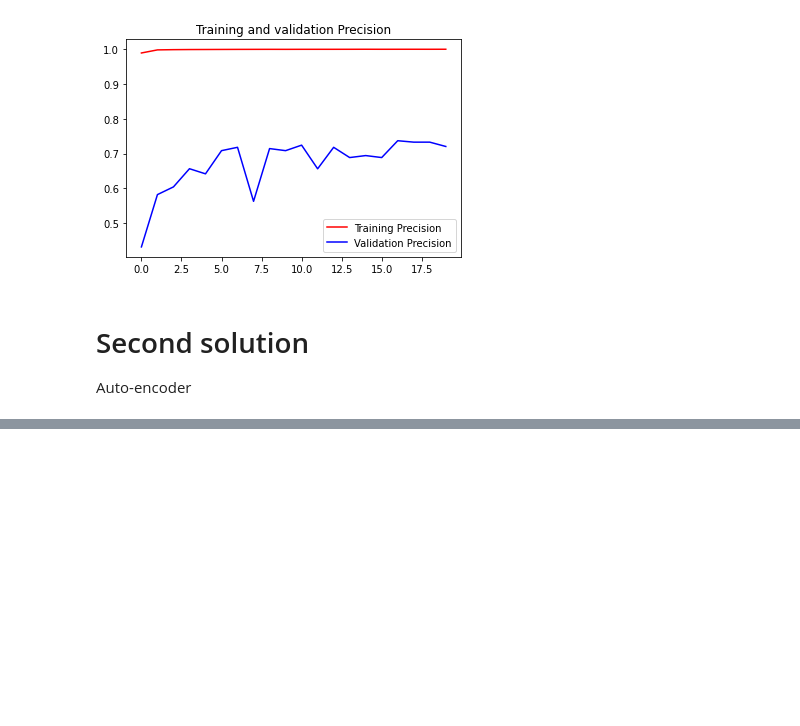
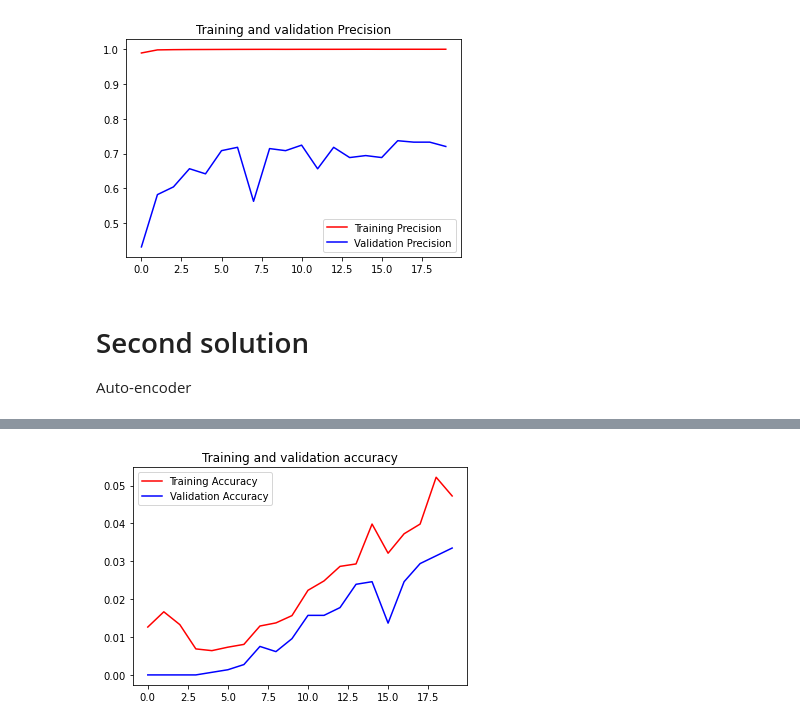
Before and after one commit to tom-fougere/kaggle-creditcardfraud, a Jupyter notebook: Credit card fraud detection.ipynb, the cells around one changed output, grey strips where cells are left out. Drawn from its saved outputs; the diff is of its cells as text; code cells hidden in the pictures; blank space fills up the shorter version.

```diff
--- a/Credit card fraud detection.ipynb
+++ b/Credit card fraud detection.ipynb
@@ -352,0 +389,19 @@ F1: 0.221
+# %%
+# Build model
+model2 = tf.keras.models.Sequential([
+        tf.keras.layers.Dense(units=128, activation='relu', input_shape=[30]),
+        tf.keras.layers.Dropout(0.2),
+        tf.keras.layers.Dense(units=64, activation='relu'),
+        tf.keras.layers.Dropout(0.2),
+        tf.keras.layers.Dense(units=32, activation='relu'),
+        tf.keras.layers.Dropout(0.2),
+        tf.keras.layers.Dense(units=16, activation='relu'),
+        tf.keras.layers.Dropout(0.2),
+        tf.keras.layers.Dense(units=1, activation='sigmoid')
+])
+model2.compile(optimizer='adam', loss='binary_crossentropy', metrics=metrics)
+# %%
+# model fitting
+history2 = model2.fit(Xn_train_over_samp, Yn_train_over_samp,
+                    epochs=20, batch_size=128,
+                    validation_data=(Xn_test, Yn_test))
@@ -352,0 +426,60 @@ F1: 0.221
+# %%
+# PLOT LOSS AND ACCURACY
+%matplotlib inline
+
+import matplotlib.image  as mpimg
+import matplotlib.pyplot as plt
+
+#-----------------------------------------------------------
+# Retrieve a list of list results on training and test data
+# sets for each training epoch
+#-----------------------------------------------------------
+acc=history2.history['Accuracy']
+val_acc=history2.history['val_Accuracy']
+loss=history2.history['loss']
+val_loss=history2.history['val_loss']
+rec=history2.history['Recall']
+val_rec=history2.history['val_Recall']
+prec=history2.history['Precision']
+val_prec=history2.history['val_Precision']
+
+epochs=range(len(acc)) # Get number of epochs
+
+#------------------------------------------------
+# Plot training and validation accuracy per epoch
+#------------------------------------------------
+plt.figure()
+plt.plot(epochs, acc, 'r')
+plt.plot(epochs, val_acc, 'b')
+plt.legend(["Training Accuracy", "Validation Accuracy"])
+plt.title('Training and validation accuracy')
+
+#------------------------------------------------
+# Plot training and validation loss per epoch
+#------------------------------------------------
+plt.figure()
+plt.plot(epochs, loss, 'r')
+plt.plot(epochs, val_loss, 'b')
+plt.legend(["Training Loss", "Validation Loss"])
+plt.title('Training and validation Loss')
+
+#------------------------------------------------
+# Plot training and validation Recall per epoch
+#------------------------------------------------
+plt.figure()
+plt.plot(epochs, rec, 'r')
+plt.plot(epochs, val_rec, 'b')
+plt.title('Training and validation recall')
+plt.legend(["Training Recall", "Validation Recall"])
+plt.title('Training and validation Recall')
+
+#------------------------------------------------
+# Plot training and validation Precision per epoch
+#------------------------------------------------
+plt.figure()
+plt.plot(epochs, prec, 'r')
+plt.plot(epochs, val_prec, 'b')
+plt.title('Training and validation Precision')
+plt.legend(["Training Precision", "Validation Precision"])
+plt.title('Training and validation Precision')
+# %% [output]
@@ -352,0 +487 @@ F1: 0.221
+[figure, added]
```
Also changed, not shown: parts of 20 cells of this notebook.
